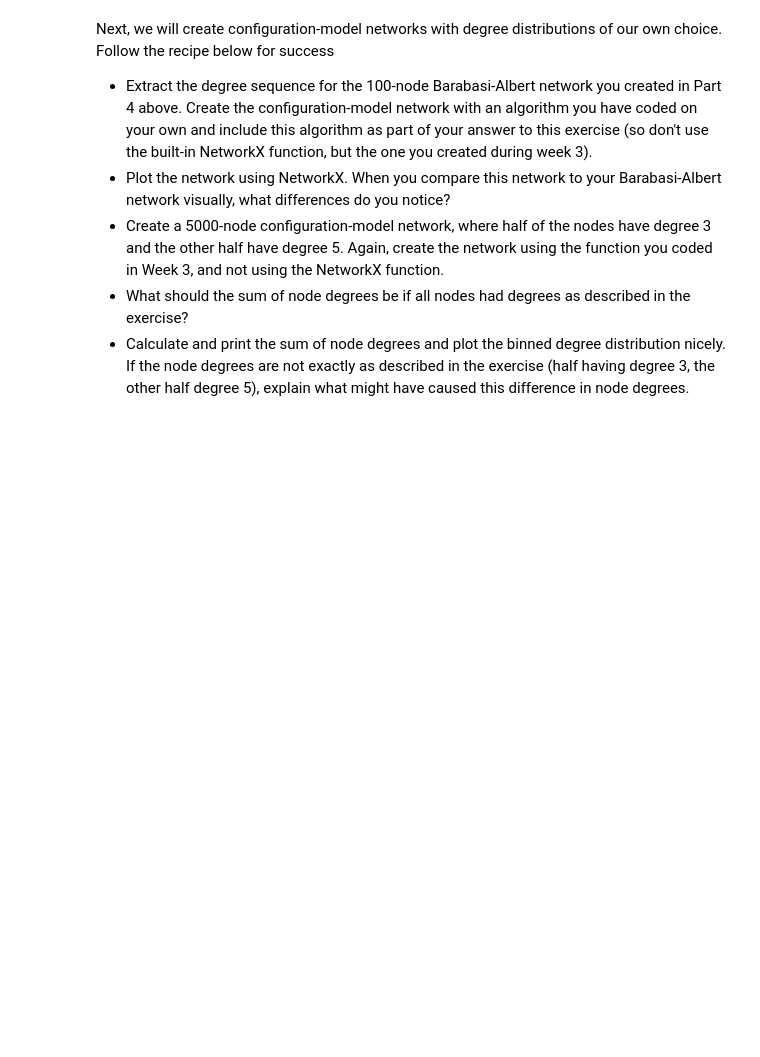
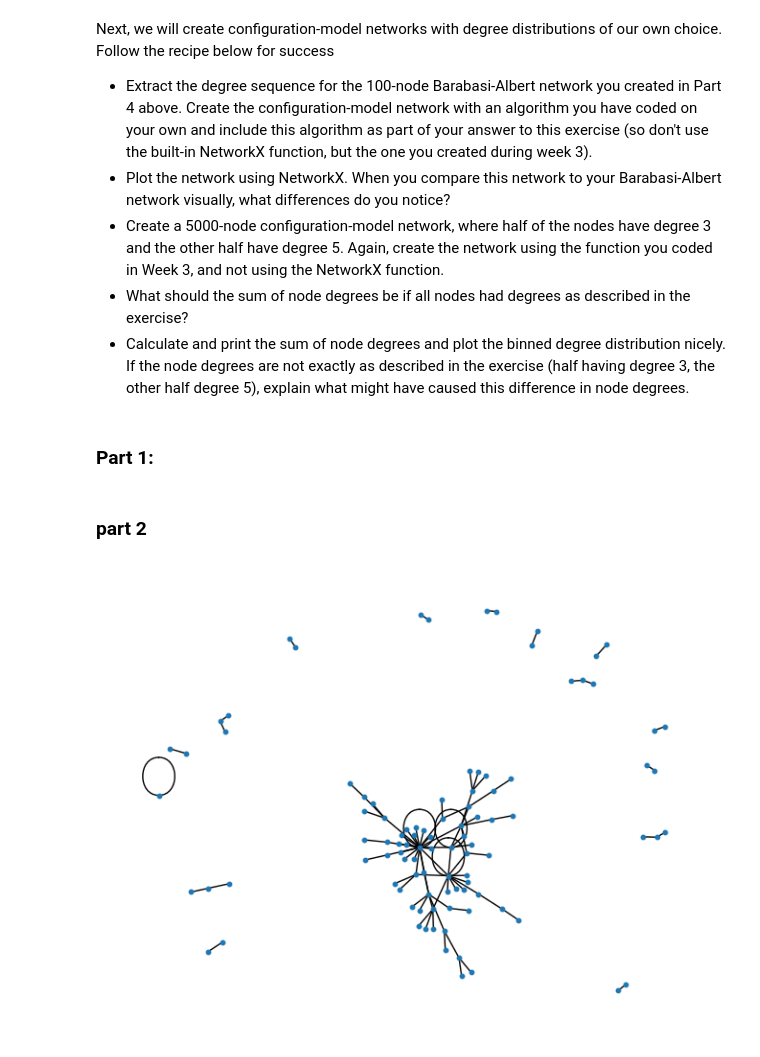
Before and after one commit to s185231/02805_SocialGraphs, a Jupyter notebook: Assignment1.ipynb, the cells around one changed output. Cells and saved outputs as stored; diff of their text form; code cells hidden in the pictures; blank space fills up the shorter version.

```diff
--- a/Assignment1.ipynb
+++ b/Assignment1.ipynb
@@ -515,3 +520,42 @@ Next, we will create configuration-model networks with degree distributions of o
 * Create a 5000-node configuration-model network, where half of the nodes have degree 3 and the other half have degree 5. Again, create the network using the function you coded in Week 3, and not using the NetworkX function.
 * What should the sum of node degrees be if all nodes had degrees as described in the exercise?
 * Calculate and print the sum of node degrees and plot the binned degree distribution nicely. If the node degrees are not exactly as described in the exercise (half having degree 3, the other half degree 5), explain what might have caused this difference in node degrees.
+# %% [markdown]
+### Part 1:
+# %%
+def configuration_model (degrees) :
+
+    halfedges = [] # a list of halfedges
+
+    # Now append integer i to `halfedges` k times if the ith entry of degrees is equal to k:
+    for idx, d in enumerate(degrees):
+        for i in range(d):
+            halfedges.append(idx)
+
+    # Shuffle the list halfedges
+    np.random.shuffle(halfedges)
+
+    # Append the resulting edges to the list `edgelist` as tuples, [that is, append (i,j) if i and j should be connected by and edge]
+    edgelist = [] # This will contain tuples (i,j) indicating edges between nodes i and j.
+
+    for i in range(0, len(halfedges),2):
+        if i < len(halfedges)-1:
+            edgelist.append((halfedges[i], halfedges[i+1]))
+        else:
+            edgelist.append((halfedges[i], halfedges[0]))
+
+    return edgelist #Return list of tuples indicating edges
+# %% [markdown]
+### part 2
+# %%
+# Extract degree sequence from part 4
+degree_sequence = [d for n, d in G_100.degree()]
+
+edgelist = configuration_model(degree_sequence)
+# creates nodes and edges from edgelist
+G = nx.Graph(edgelist)
+# plot the graph with labels
+nx.draw(G, node_size=10)
+plt.show()
+# %% [output]
+[figure, added]
```
Also changed, not shown: parts of 12 cells of this notebook.
